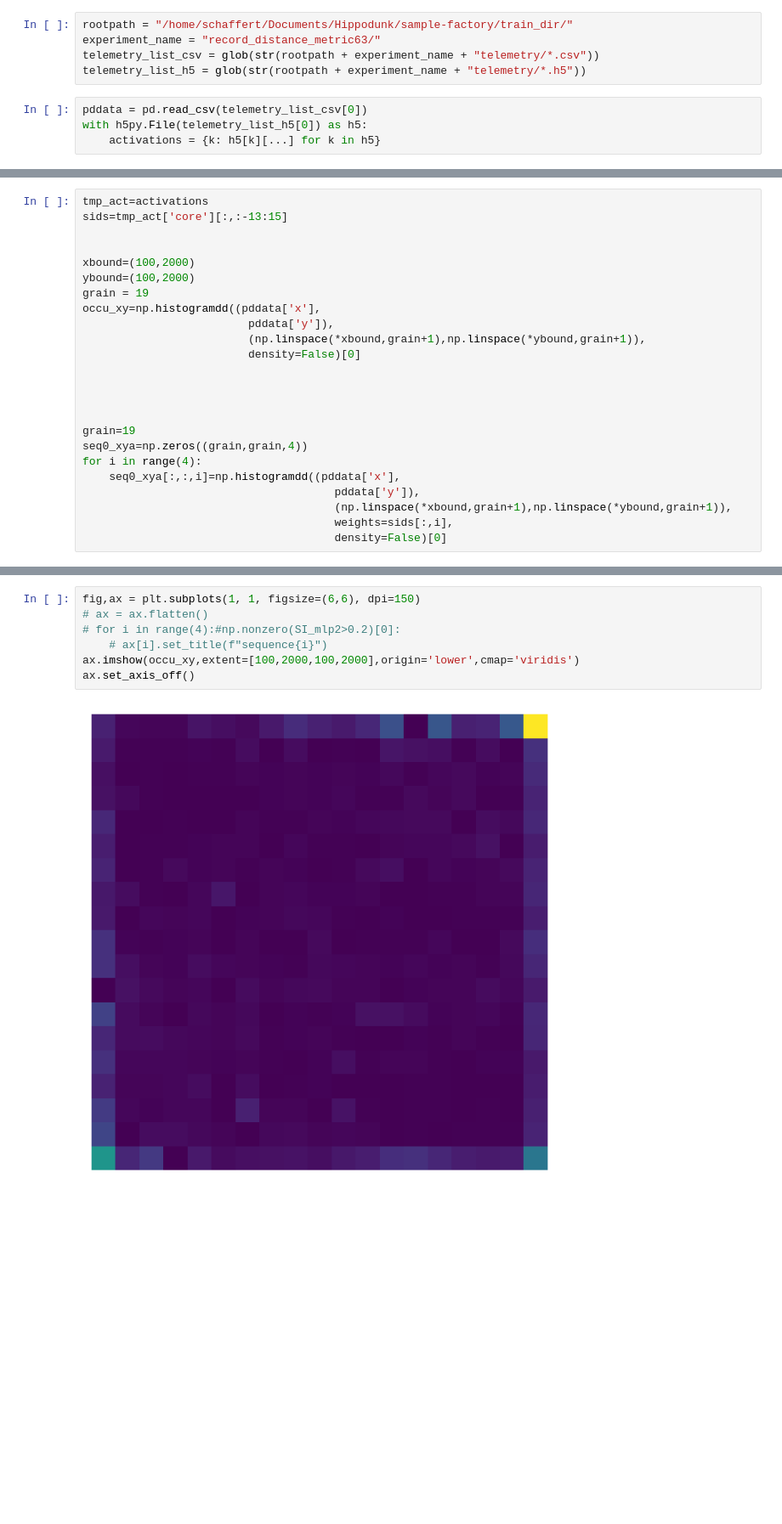
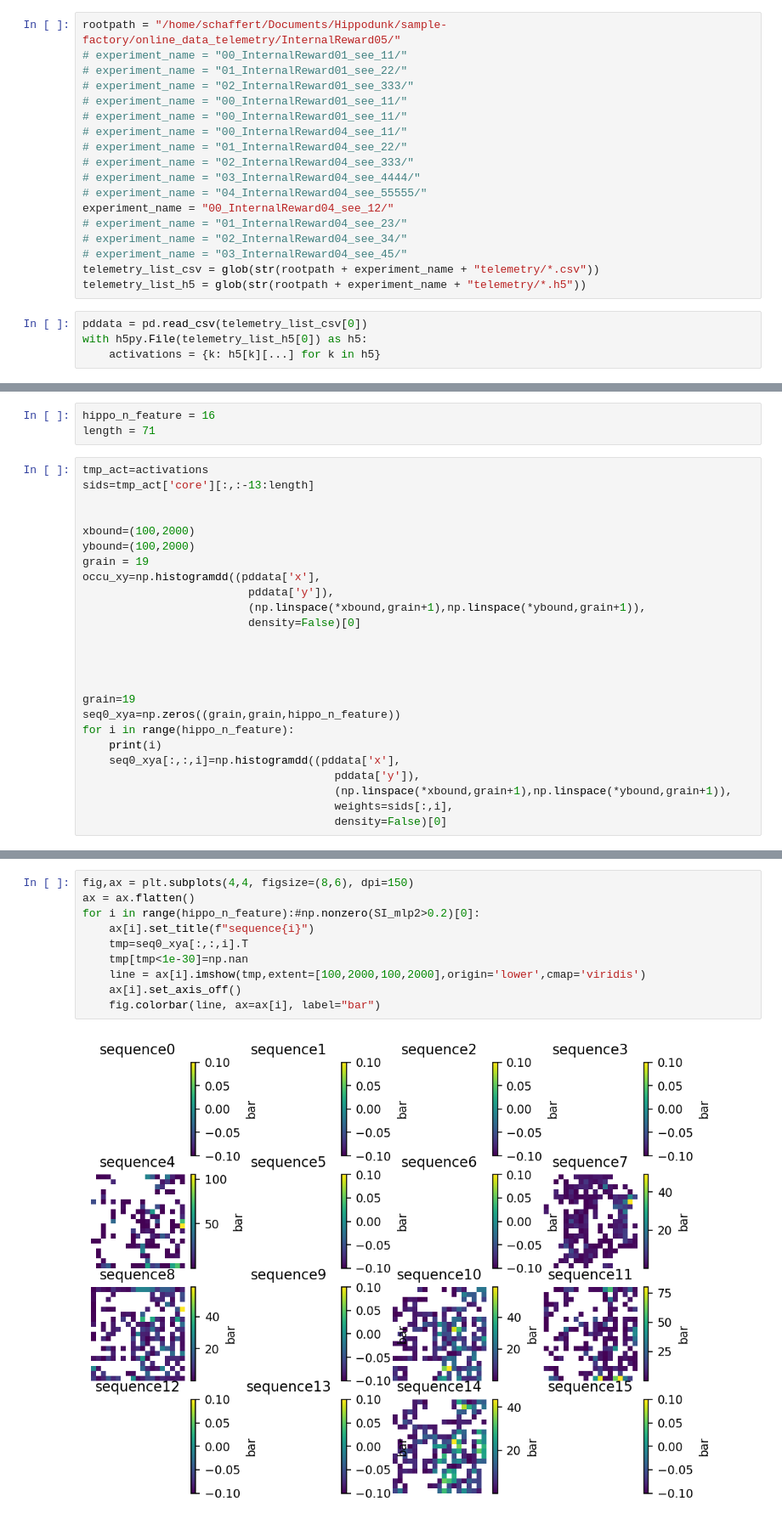
Before and after one commit to xiaoxionglin/SF_hipposlam, a Jupyter notebook: analysis/analysis_position.ipynb, the cells around one changed output, grey strips where cells are left out. Shown at 85% size. Drawn from its saved outputs; the diff is of its cells as text; blank space fills up the shorter version.

```diff
--- a/analysis/analysis_position.ipynb
+++ b/analysis/analysis_position.ipynb
@@ -26,6 +70,19 @@ from sample_factory.utils.utils import log
 # %%
-rootpath = "/home/schaffert/Documents/Hippodunk/sample-factory/train_dir/"
-experiment_name = "record_distance_metric63/"
+rootpath = "/home/schaffert/Documents/Hippodunk/sample-factory/online_data_telemetry/InternalReward05/"
+# experiment_name = "00_InternalReward01_see_11/"
+# experiment_name = "01_InternalReward01_see_22/"
+# experiment_name = "02_InternalReward01_see_333/"
+# experiment_name = "00_InternalReward01_see_11/"
+# experiment_name = "00_InternalReward01_see_11/"
+# experiment_name = "00_InternalReward04_see_11/"
+# experiment_name = "01_InternalReward04_see_22/"
+# experiment_name = "02_InternalReward04_see_333/"
+# experiment_name = "03_InternalReward04_see_4444/"
+# experiment_name = "04_InternalReward04_see_55555/"
+experiment_name = "00_InternalReward04_see_12/"
+# experiment_name = "01_InternalReward04_see_23/"
+# experiment_name = "02_InternalReward04_see_34/"
+# experiment_name = "03_InternalReward04_see_45/"
 telemetry_list_csv = glob(str(rootpath + experiment_name + "telemetry/*.csv"))
 telemetry_list_h5 = glob(str(rootpath + experiment_name + "telemetry/*.h5"))
 # %%
@@ -51,6 +122,9 @@ pddata
+# %%
+hippo_n_feature = 16
+length = 71
 # %%
 tmp_act=activations
-sids=tmp_act['core'][:,:-13:15]
+sids=tmp_act['core'][:,:-13:length]
 
 
 xbound=(100,2000)
@@ -65,8 +139,9 @@ occu_xy=np.histogramdd((pddata['x'],
 
 
 grain=19
-seq0_xya=np.zeros((grain,grain,4))
-for i in range(4):
+seq0_xya=np.zeros((grain,grain,hippo_n_feature))
+for i in range(hippo_n_feature):
+    print(i)
     seq0_xya[:,:,i]=np.histogramdd((pddata['x'],
                                       pddata['y']),
                                       (np.linspace(*xbound,grain+1),np.linspace(*ybound,grain+1)),
@@ -75,9 +167,12 @@ for i in range(4):
 # %%
-fig,ax = plt.subplots(1, 1, figsize=(6,6), dpi=150)
-# ax = ax.flatten()
-# for i in range(4):#np.nonzero(SI_mlp2>0.2)[0]:
-    # ax[i].set_title(f"sequence{i}")
-ax.imshow(occu_xy,extent=[100,2000,100,2000],origin='lower',cmap='viridis')
-ax.set_axis_off()
+fig,ax = plt.subplots(4,4, figsize=(8,6), dpi=150)
+ax = ax.flatten()
+for i in range(hippo_n_feature):#np.nonzero(SI_mlp2>0.2)[0]:
+    ax[i].set_title(f"sequence{i}")
+    tmp=seq0_xya[:,:,i].T
+    tmp[tmp<1e-30]=np.nan
+    line = ax[i].imshow(tmp,extent=[100,2000,100,2000],origin='lower',cmap='viridis')
+    ax[i].set_axis_off()
+    fig.colorbar(line, ax=ax[i], label="bar")
 # %% [output]
-[figure, old version]
+[figure, new version]
```
Also changed, not shown: parts of 16 cells of this notebook, 1 other file.
